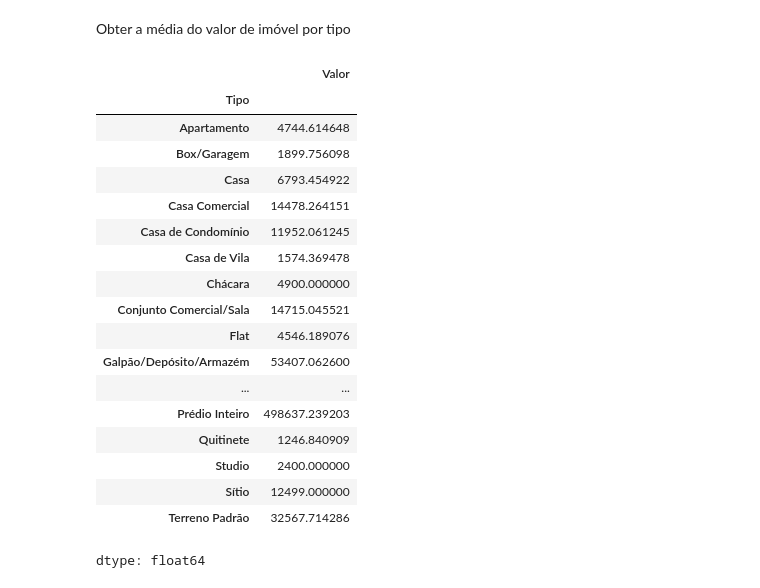
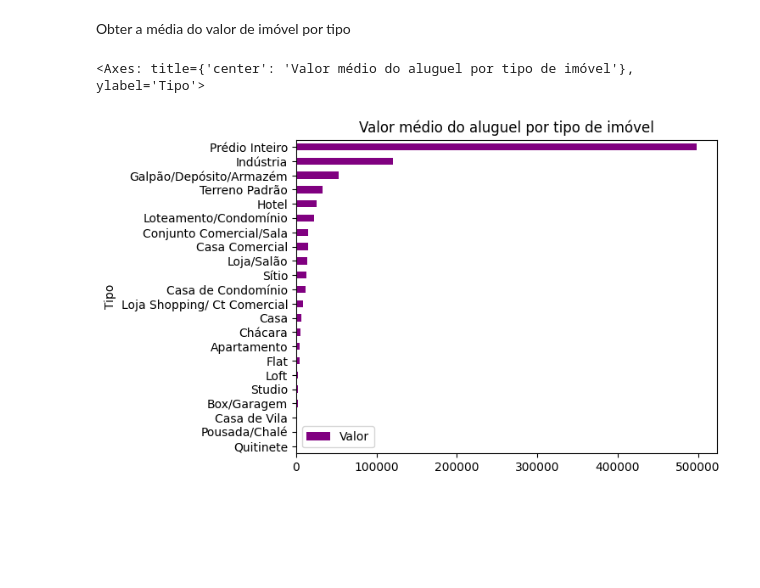
Before and after one commit to carlosclaudinolima/aulaspython, a Jupyter notebook: Projeto_imobiliaria_Pandas.ipynb, the cells around one changed output. Drawn from its saved outputs; the diff is of its cells as text; code cells hidden in the pictures; blank space fills up the shorter version.

```diff
--- a/Projeto_imobiliaria_Pandas.ipynb
+++ b/Projeto_imobiliaria_Pandas.ipynb
@@ -119,25 +119,9 @@ memory usage: 2.3+ MB
 2.   **Análise exploratória dos dados**
 # %% [markdown]
 Obter a média do valor de imóvel por tipo
-# %%
-dados.groupby('Tipo')['Valor'].mean()
-# %% [output]
-|  | Valor |
-| Tipo |  |
-| Apartamento | 4744.614648 |
-| Box/Garagem | 1899.756098 |
-| Casa | 6793.454922 |
-| Casa Comercial | 14478.264151 |
-| Casa de Condomínio | 11952.061245 |
-| Casa de Vila | 1574.369478 |
-| Chácara | 4900.000000 |
-| Conjunto Comercial/Sala | 14715.045521 |
-| Flat | 4546.189076 |
-| Galpão/Depósito/Armazém | 53407.062600 |
-| ... | ... |
-| Prédio Inteiro | 498637.239203 |
-| Quitinete | 1246.840909 |
-| Studio | 2400.000000 |
-| Sítio | 12499.000000 |
-| Terreno Padrão | 32567.714286 |
-dtype: float64
+# %%
+valores_medios_tipo = dados.groupby('Tipo')[['Valor']].mean().sort_values('Valor', ascending=True)
+valores_medios_tipo.plot(kind='barh', title='Valor médio do aluguel por tipo de imóvel', color='purple')
+# %% [output]
+<Axes: title={'center': 'Valor médio do aluguel por tipo de imóvel'}, ylabel='Tipo'>
+[figure, added]
```
